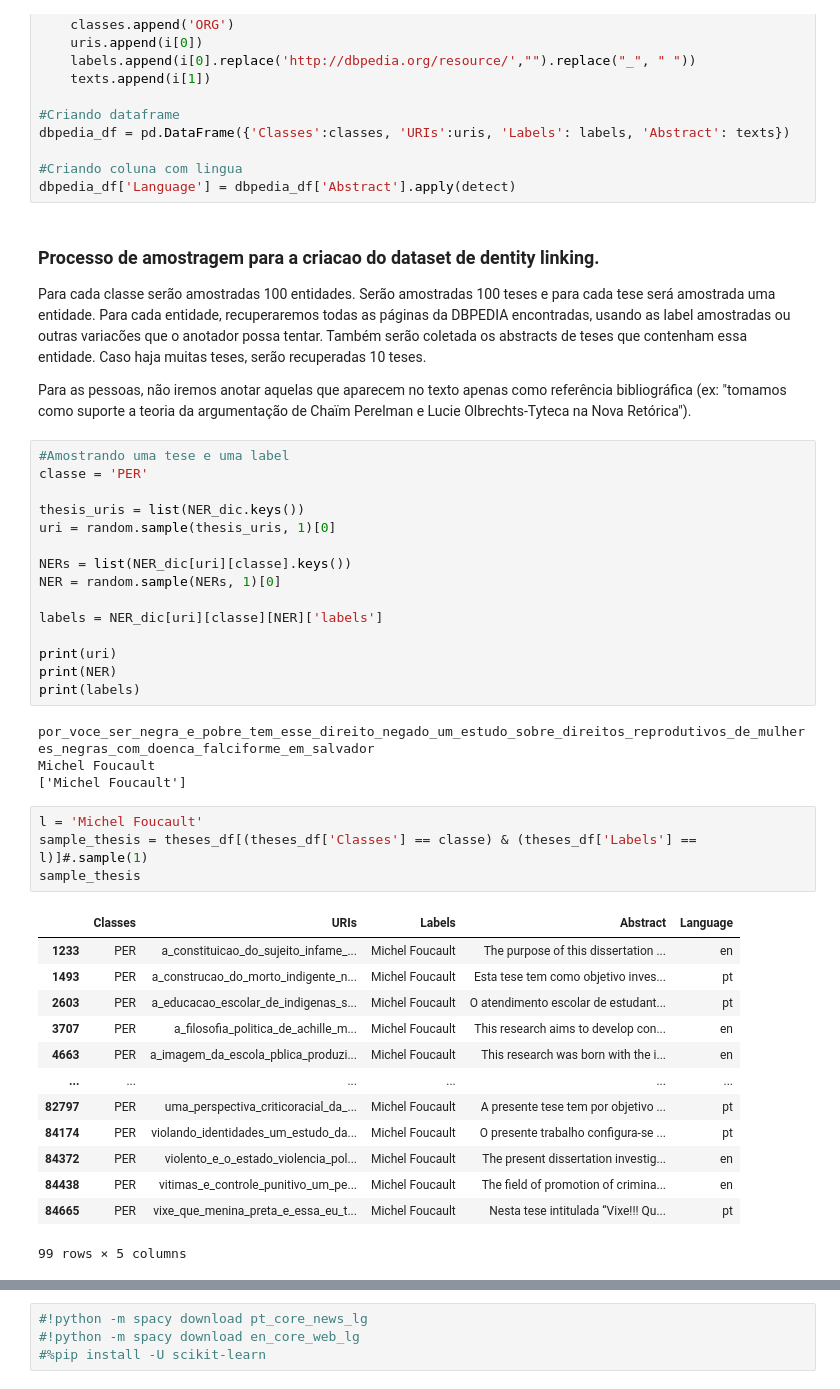
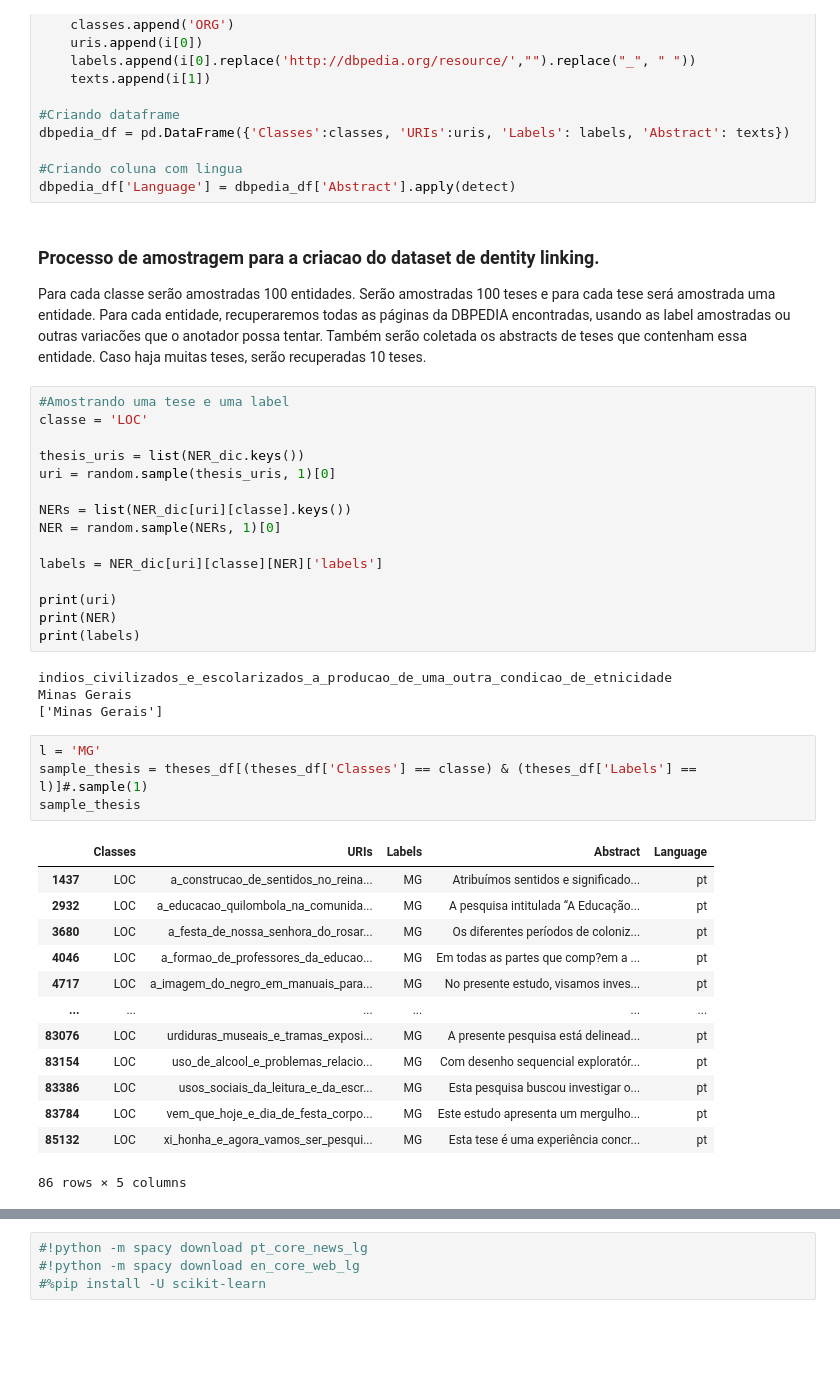
Before and after one commit to fabiocorreacordeiro/Indigenous-Slavery-KG, a Jupyter notebook: Entity Link models.ipynb, the cells around one changed output, grey strips where cells are left out. Saved outputs shown, nothing was run; the diff lists cells and outputs as text; blank space fills up the shorter version.

```diff
--- a/Entity Link models.ipynb
+++ b/Entity Link models.ipynb
@@ -131,11 +131,9 @@ dbpedia_df['Language'] = dbpedia_df['Abstract'].apply(detect)
 ### Processo de amostragem para a criacao do dataset de dentity linking.
 
 Para cada classe serão amostradas 100 entidades. Serão amostradas 100 teses e para cada tese será amostrada uma entidade. Para cada entidade, recuperaremos todas as páginas da DBPEDIA encontradas, usando as label amostradas ou outras variacões que o anotador possa tentar. Também serão coletada os abstracts de teses que contenham essa entidade. Caso haja muitas teses, serão recuperadas 10 teses.
-
-Para as pessoas, não iremos anotar aquelas que aparecem no texto apenas como referência bibliográfica (ex: "tomamos como suporte a teoria da argumentação de Chaïm Perelman e Lucie Olbrechts-Tyteca na Nova Retórica").
 # %%
 #Amostrando uma tese e uma label
-classe = 'PER'
+classe = 'LOC'
 
 thesis_uris = list(NER_dic.keys())
 uri = random.sample(thesis_uris, 1)[0]
@@ -149,27 +147,27 @@ print(uri)
 print(NER)
 print(labels)
 # %% [output]
-por_voce_ser_negra_e_pobre_tem_esse_direito_negado_um_estudo_sobre_direitos_reprodutivos_de_mulheres_negras_com_doenca_falciforme_em_salvador
-Michel Foucault
-['Michel Foucault']
+indios_civilizados_e_escolarizados_a_producao_de_uma_outra_condicao_de_etnicidade
+Minas Gerais
+['Minas Gerais']
 # %%
-l = 'Michel Foucault'
+l = 'MG'
 sample_thesis = theses_df[(theses_df['Classes'] == classe) & (theses_df['Labels'] == l)]#.sample(1)
 sample_thesis
 # %% [output]
 |  | Classes | URIs | Labels | Abstract | Language |
-| 1233 | PER | a_constituicao_do_sujeito_infame_... | Michel Foucault | The purpose of this dissertation ... | en |
-| 1493 | PER | a_construcao_do_morto_indigente_n... | Michel Foucault | Esta tese tem como objetivo inves... | pt |
-| 2603 | PER | a_educacao_escolar_de_indigenas_s... | Michel Foucault | O atendimento escolar de estudant... | pt |
-| 3707 | PER | a_filosofia_politica_de_achille_m... | Michel Foucault | This research aims to develop con... | en |
-| 4663 | PER | a_imagem_da_escola_pblica_produzi... | Michel Foucault | This research was born with the i... | en |
+| 1437 | LOC | a_construcao_de_sentidos_no_reina... | MG | Atribuímos sentidos e significado... | pt |
+| 2932 | LOC | a_educacao_quilombola_na_comunida... | MG | A pesquisa intitulada “A Educação... | pt |
+| 3680 | LOC | a_festa_de_nossa_senhora_do_rosar... | MG | Os diferentes períodos de coloniz... | pt |
+| 4046 | LOC | a_formao_de_professores_da_educao... | MG | Em todas as partes que comp?em a ... | pt |
+| 4717 | LOC | a_imagem_do_negro_em_manuais_para... | MG | No presente estudo, visamos inves... | pt |
 | ... | ... | ... | ... | ... | ... |
-| 82797 | PER | uma_perspectiva_criticoracial_da_... | Michel Foucault | A presente tese tem por objetivo ... | pt |
-| 84174 | PER | violando_identidades_um_estudo_da... | Michel Foucault | O presente trabalho configura-se ... | pt |
-| 84372 | PER | violento_e_o_estado_violencia_pol... | Michel Foucault | The present dissertation investig... | en |
-| 84438 | PER | vitimas_e_controle_punitivo_um_pe... | Michel Foucault | The field of promotion of crimina... | en |
-| 84665 | PER | vixe_que_menina_preta_e_essa_eu_t... | Michel Foucault | Nesta tese intitulada “Vixe!!! Qu... | pt |
+| 83076 | LOC | urdiduras_museais_e_tramas_exposi... | MG | A presente pesquisa está delinead... | pt |
+| 83154 | LOC | uso_de_alcool_e_problemas_relacio... | MG | Com desenho sequencial exploratór... | pt |
+| 83386 | LOC | usos_sociais_da_leitura_e_da_escr... | MG | Esta pesquisa buscou investigar o... | pt |
+| 83784 | LOC | vem_que_hoje_e_dia_de_festa_corpo... | MG | Este estudo apresenta um mergulho... | pt |
+| 85132 | LOC | xi_honha_e_agora_vamos_ser_pesqui... | MG | Esta tese é uma experiência concr... | pt |
-99 rows × 5 columns
+86 rows × 5 columns
 # %%
 sample_thesis2 = sample_thesis.sample(1)
 print(sample_thesis2['URIs'].values)
```
Also changed, not shown: parts of 3 cells of this notebook, 2 other files.
